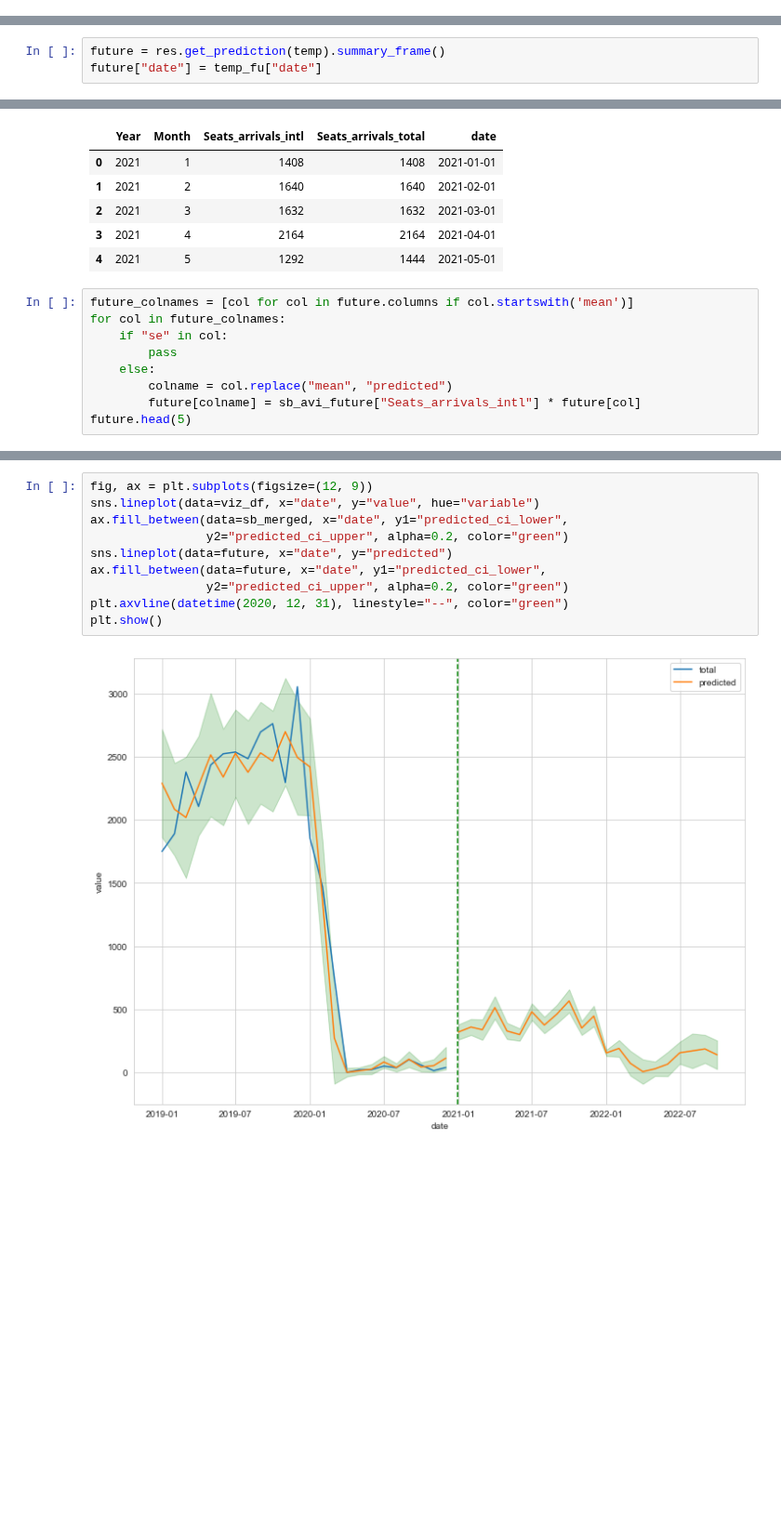
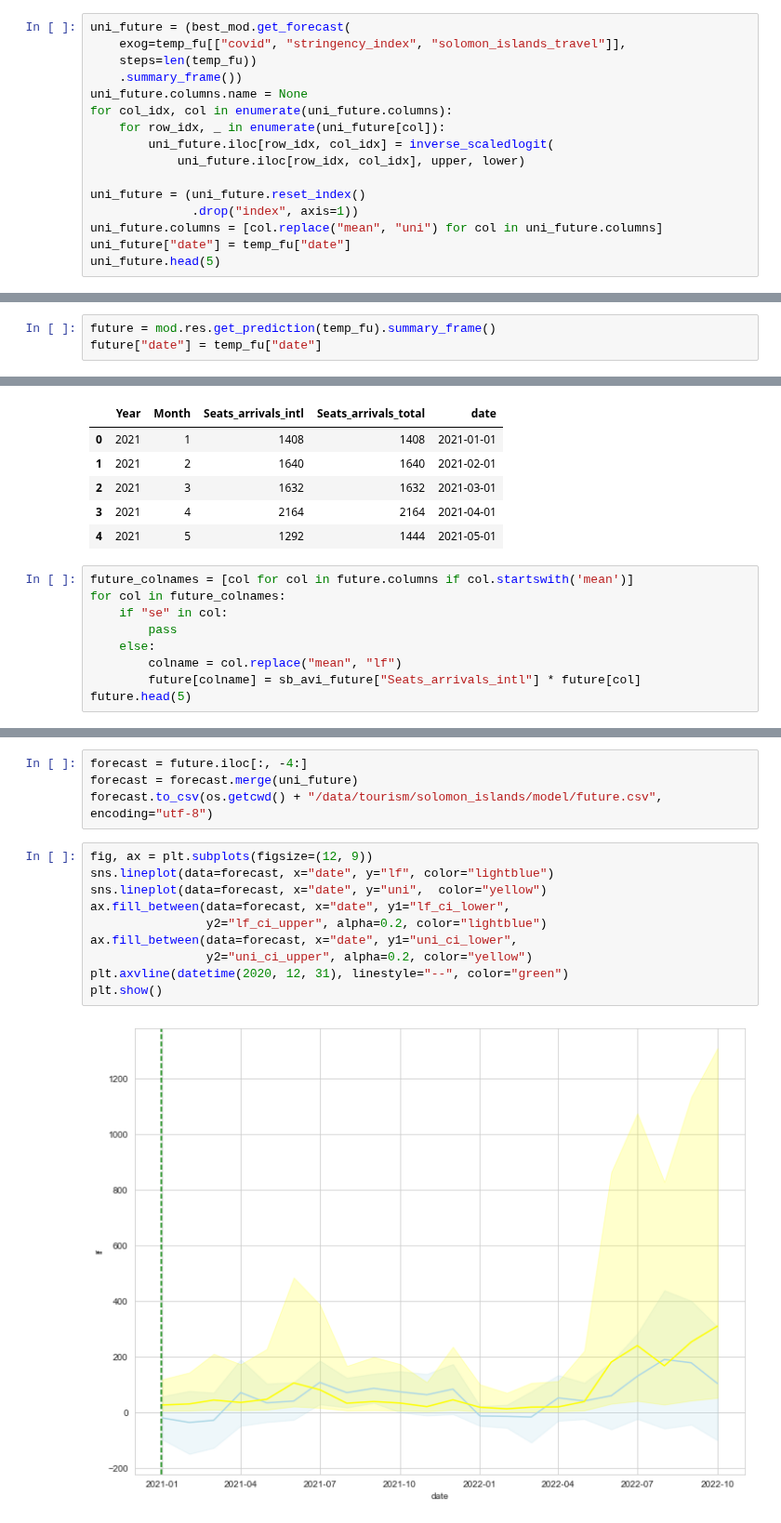
Before and after one commit to worldbank/pacific-observatory, a Jupyter notebook: scripts/notebooks/Tourism/modelling/solomon_islands.ipynb, the cells around one changed output, grey strips where cells are left out. Shown at 93% size. Drawn from its saved outputs; the diff is of its cells as text; blank space fills up the shorter version.

Commit message:
Upload ensemble tourism docs.

```diff
--- a/scripts/notebooks/Tourism/modelling/solomon_islands.ipynb
+++ b/scripts/notebooks/Tourism/modelling/solomon_islands.ipynb
@@ -781,0 +231,16 @@ temp_fu
+# %%
+uni_future = (best_mod.get_forecast(
+    exog=temp_fu[["covid", "stringency_index", "solomon_islands_travel"]],
+    steps=len(temp_fu))
+    .summary_frame())
+uni_future.columns.name = None
+for col_idx, col in enumerate(uni_future.columns):
+    for row_idx, _ in enumerate(uni_future[col]):
+        uni_future.iloc[row_idx, col_idx] = inverse_scaledlogit(
+            uni_future.iloc[row_idx, col_idx], upper, lower)
+
+uni_future = (uni_future.reset_index()
+              .drop("index", axis=1))
+uni_future.columns = [col.replace("mean", "uni") for col in uni_future.columns]
+uni_future["date"] = temp_fu["date"]
+uni_future.head(5)
@@ -782,5 +254,5 @@ temp_fu
 # %%
-future = res.get_prediction(temp).summary_frame()
+future = mod.res.get_prediction(temp_fu).summary_frame()
 future["date"] = temp_fu["date"]
 # %%
 aviation_path = os.getcwd() + "/data/tourism/aviation_seats_flights_pic.xlsx"
@@ -811,7 +283,7 @@ for col in future_colnames:
     if "se" in col:
         pass
     else:
-        colname = col.replace("mean", "predicted")
+        colname = col.replace("mean", "lf")
         future[colname] = sb_avi_future["Seats_arrivals_intl"] * future[col]
 future.head(5)
 # %% [output]
@@ -824,12 +296,16 @@ future.head(5)
+# %%
+forecast = future.iloc[:, -4:]
+forecast = forecast.merge(uni_future)
+forecast.to_csv(os.getcwd() + "/data/tourism/solomon_islands/model/future.csv", encoding="utf-8")
 # %%
 fig, ax = plt.subplots(figsize=(12, 9))
-sns.lineplot(data=viz_df, x="date", y="value", hue="variable")
-ax.fill_between(data=sb_merged, x="date", y1="predicted_ci_lower",
-                y2="predicted_ci_upper", alpha=0.2, color="green")
-sns.lineplot(data=future, x="date", y="predicted")
-ax.fill_between(data=future, x="date", y1="predicted_ci_lower",
-                y2="predicted_ci_upper", alpha=0.2, color="green")
+sns.lineplot(data=forecast, x="date", y="lf", color="lightblue")
+sns.lineplot(data=forecast, x="date", y="uni",  color="yellow")
+ax.fill_between(data=forecast, x="date", y1="lf_ci_lower",
+                y2="lf_ci_upper", alpha=0.2, color="lightblue")
+ax.fill_between(data=forecast, x="date", y1="uni_ci_lower",
+                y2="uni_ci_upper", alpha=0.2, color="yellow")
 plt.axvline(datetime(2020, 12, 31), linestyle="--", color="green")
 plt.show()
 # %% [output]
-[figure, old version]
+[figure, new version]
```
Also changed, not shown: parts of 53 cells of this notebook, 5 other files.
